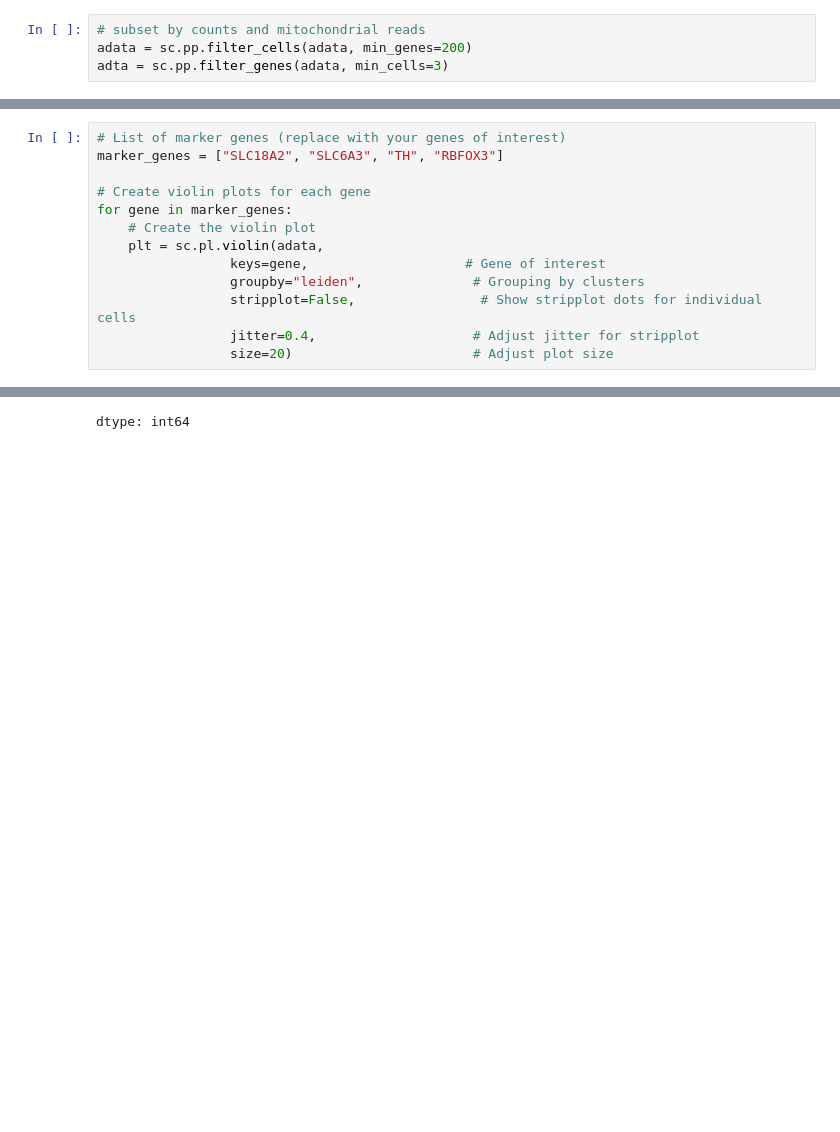
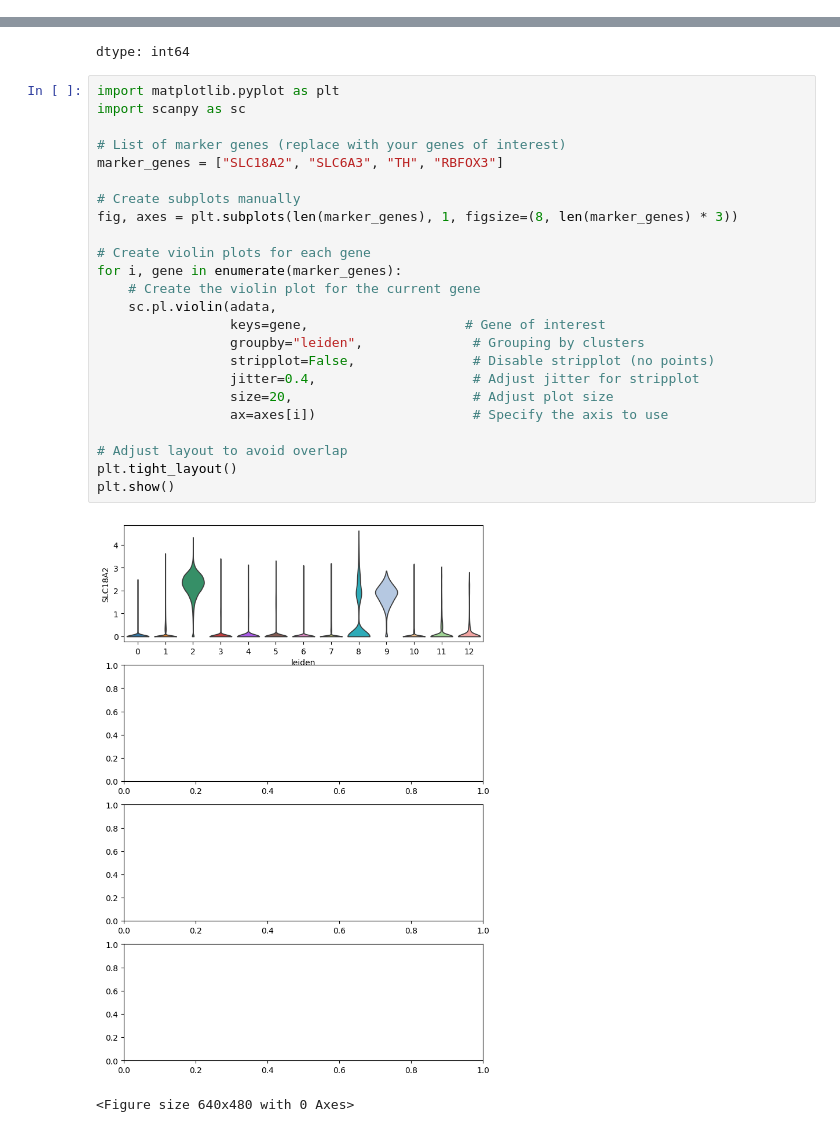
Before and after one commit to sean-otoole/HODD, a Jupyter notebook: parkinsons_project.ipynb, the cells around one changed output, grey strips where cells are left out. Drawn from its saved outputs; the diff is of its cells as text; blank space fills up the shorter version.

```diff
--- a/parkinsons_project.ipynb
+++ b/parkinsons_project.ipynb
@@ -102,7 +102,3 @@ adata.var["mt"] = adata.var_names.str.startswith("MT-")
 adata.var["ribo"] = adata.var_names.str.startswith(("RPS", "RPL"))
 # hemoglobin genes
 adata.var["hb"] = adata.var_names.str.contains("^HB[^(P)]")
-# %%
-# subset by counts and mitochondrial reads
-adata = sc.pp.filter_cells(adata, min_genes=200)
-adta = sc.pp.filter_genes(adata, min_cells=3)
@@ -170,16 +159,3 @@ sc.tl.leiden(adata, flavor="igraph", n_iterations=2, resolution = 0.1)
 sc.pl.umap(adata, color=["leiden"])
 # %% [output]
 [figure]
-# %%
-# List of marker genes (replace with your genes of interest)
-marker_genes = ["SLC18A2", "SLC6A3", "TH", "RBFOX3"]
-
-# Create violin plots for each gene
-for gene in marker_genes:
-    # Create the violin plot
-    plt = sc.pl.violin(adata,
-                 keys=gene,                    # Gene of interest
-                 groupby="leiden",              # Grouping by clusters
-                 stripplot=False,                # Show stripplot dots for individual cells
-                 jitter=0.4,                    # Adjust jitter for stripplot
-                 size=20)                       # Adjust plot size
@@ -211,3 +182,30 @@ adata.obs['leiden'].value_counts()
 | 11 | 1945 |
 | 9 | 1389 |
 dtype: int64
+# %%
+import matplotlib.pyplot as plt
+import scanpy as sc
+
+# List of marker genes (replace with your genes of interest)
+marker_genes = ["SLC18A2", "SLC6A3", "TH", "RBFOX3"]
+
+# Create subplots manually
+fig, axes = plt.subplots(len(marker_genes), 1, figsize=(8, len(marker_genes) * 3))
+
+# Create violin plots for each gene
+for i, gene in enumerate(marker_genes):
+    # Create the violin plot for the current gene
+    sc.pl.violin(adata,
+                 keys=gene,                    # Gene of interest
+                 groupby="leiden",              # Grouping by clusters
+                 stripplot=False,               # Disable stripplot (no points)
+                 jitter=0.4,                    # Adjust jitter for stripplot
+                 size=20,                       # Adjust plot size
+                 ax=axes[i])                    # Specify the axis to use
+
+# Adjust layout to avoid overlap
+plt.tight_layout()
+plt.show()
+# %% [output]
+[figure, added]
+<Figure size 640x480 with 0 Axes>
```
Also changed, not shown: parts of 3 cells of this notebook.
